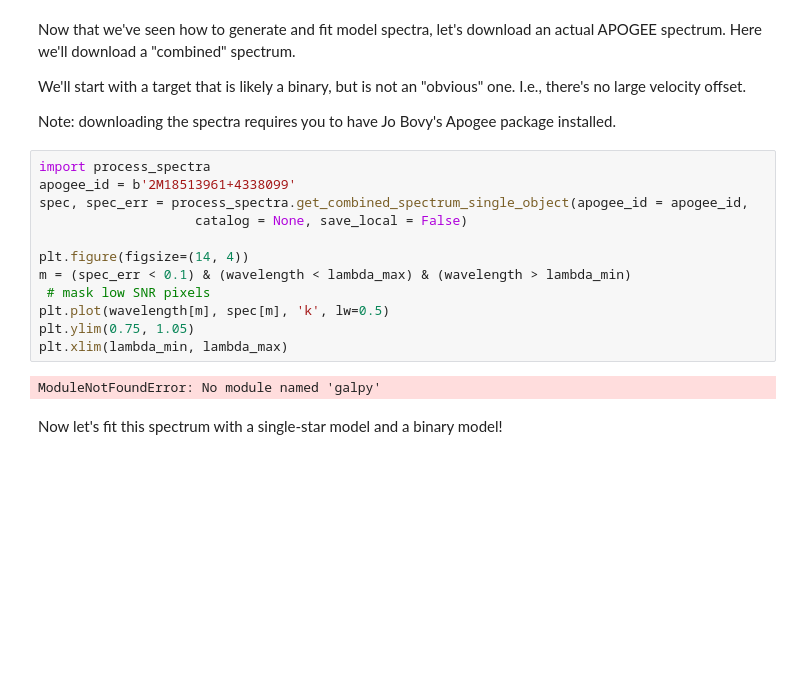
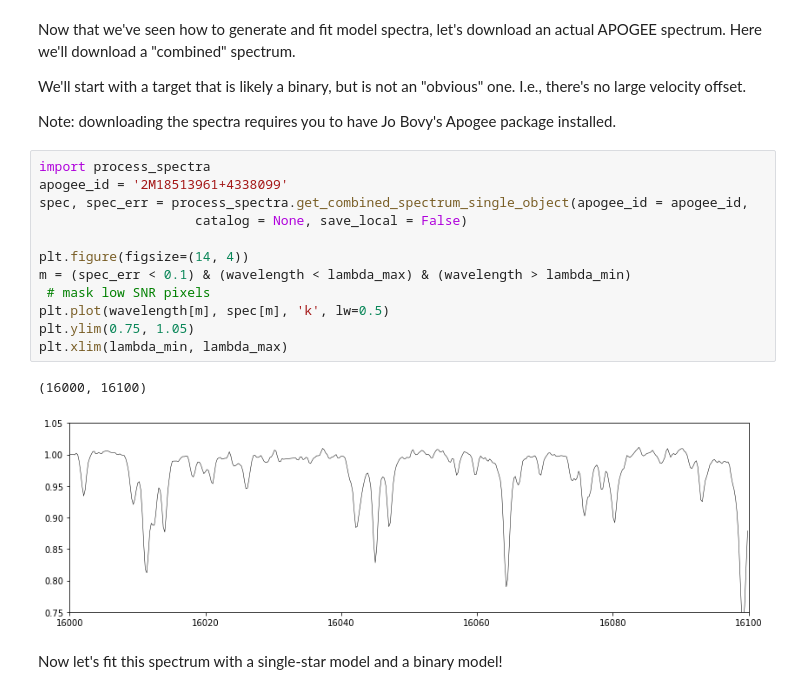
Before and after one commit to tingyuansen/binspec_plus, a Jupyter notebook: tutorial.ipynb, the cells around one changed output. Cells and saved outputs as stored; diff of their text form; blank space fills up the shorter version.

```diff
--- a/tutorial.ipynb
+++ b/tutorial.ipynb
@@ -139,18 +139,19 @@ We'll start with a target that is likely a binary, but is not an "obvious" one.
 Note: downloading the spectra requires you to have Jo Bovy's Apogee package installed.
 # %%
 import process_spectra
-apogee_id = b'2M18513961+4338099'
+apogee_id = '2M18513961+4338099'
 spec, spec_err = process_spectra.get_combined_spectrum_single_object(apogee_id = apogee_id,
                     catalog = None, save_local = False)
 
 plt.figure(figsize=(14, 4))
 m = (spec_err < 0.1) & (wavelength < lambda_max) & (wavelength > lambda_min)
  # mask low SNR pixels
 plt.plot(wavelength[m], spec[m], 'k', lw=0.5)
 plt.ylim(0.75, 1.05)
 plt.xlim(lambda_min, lambda_max)
 # %% [output]
-ModuleNotFoundError: No module named 'galpy'
+(16000, 16100)
+[figure, added]
 # %% [markdown]
 Now let's fit this spectrum with a single-star model and a binary model!
 # %%
```
Also changed, not shown: parts of 14 cells of this notebook, 1 other file.
